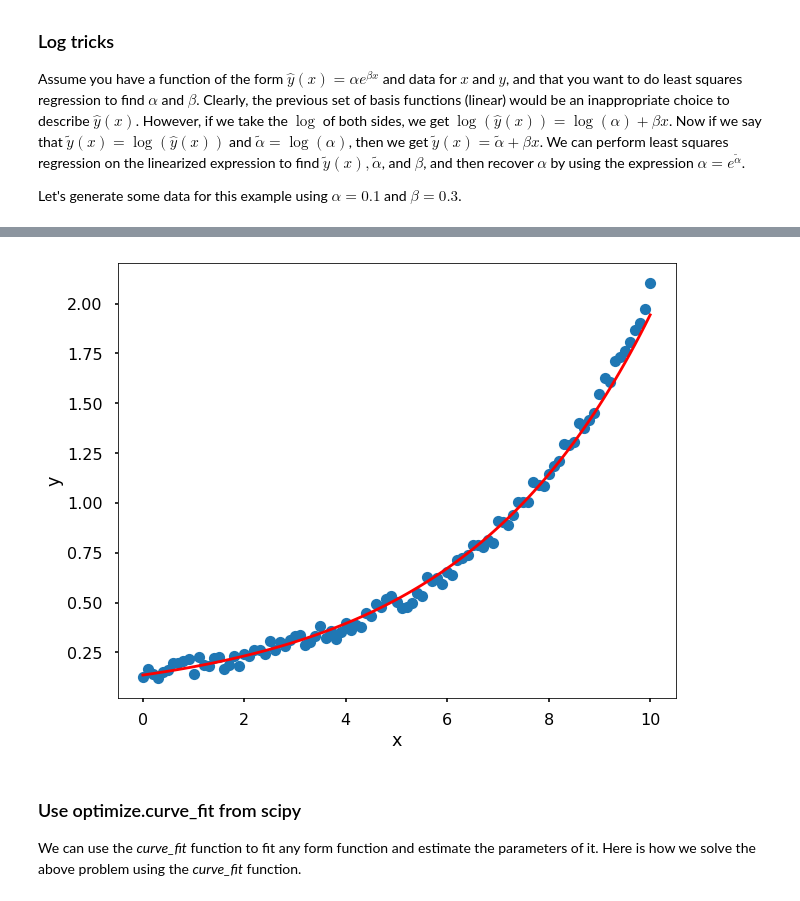
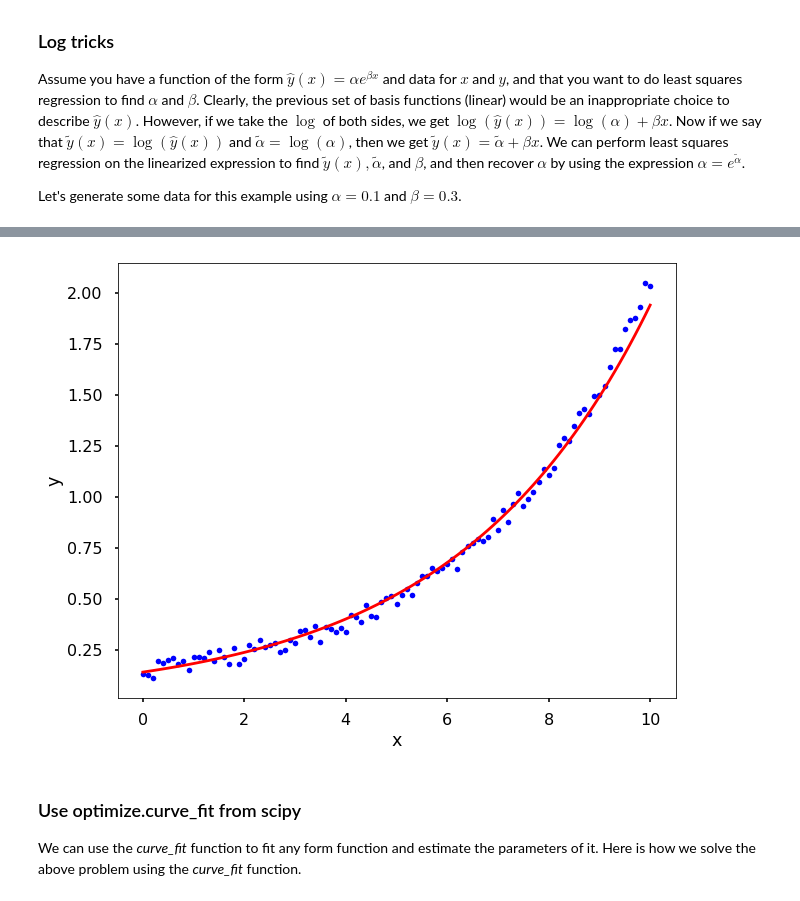
Before and after one commit to qingkaikong/E7-Textbook, a Jupyter notebook: notebooks/chapter16.05-Least-Square-Regression-for-Nonlinear-Functions.ipynb, the cells around one changed output, grey strips where cells are left out. Saved outputs shown, nothing was run; the diff lists cells and outputs as text; code cells hidden in the pictures.

```diff
--- a/notebooks/chapter16.05-Least-Square-Regression-for-Nonlinear-Functions.ipynb
+++ b/notebooks/chapter16.05-Least-Square-Regression-for-Nonlinear-Functions.ipynb
@@ -51,13 +51,13 @@ alpha=0.1368111369970443, beta=0.2653415908836007
 # %%
 # Let's have a look of the data
 plt.figure(figsize = (10,8))
-plt.plot(x, y, 'o')
+plt.plot(x, y, 'b.')
 plt.plot(x, alpha*np.exp(beta*x), 'r')
 plt.xlabel('x')
 plt.ylabel('y')
 plt.show()
 # %% [output]
-[figure, old version]
+[figure, new version]
 # %% [markdown]
 ### Use optimize.curve_fit from scipy
 
```
Also changed, not shown: parts of 4 cells of this notebook, 4 other files.
